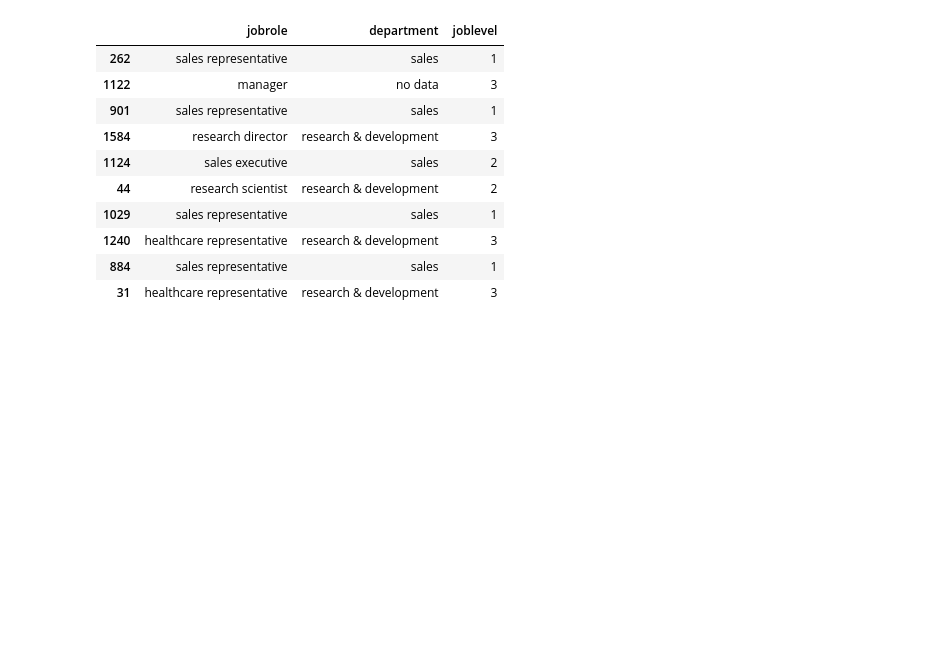
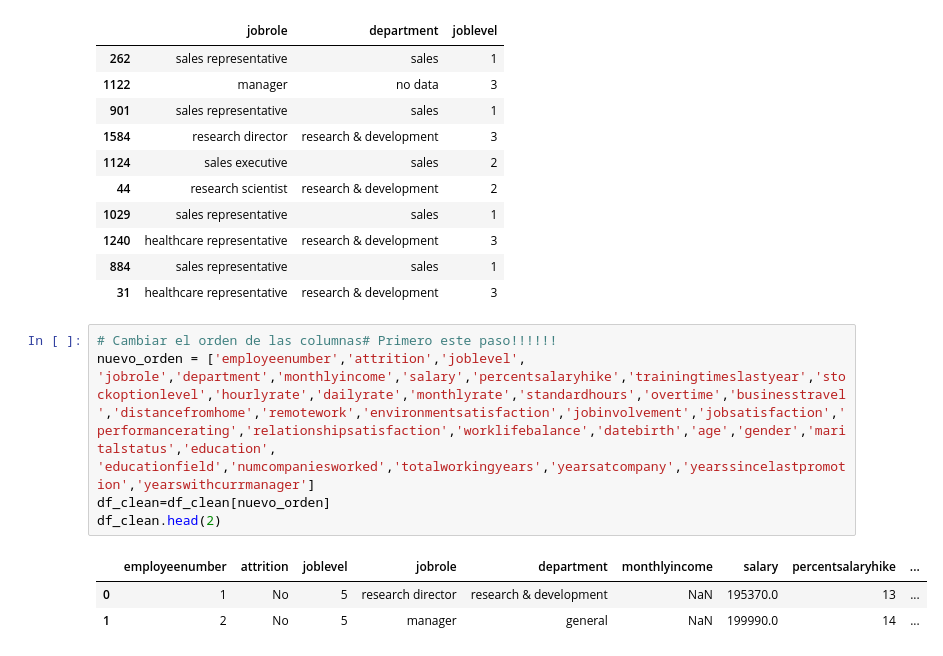
Before and after one commit to FiSaRaff/project-da-promo-k-modulo-3-team-2, a Jupyter notebook: limpieza_datos_pruebas.ipynb, the cells around one changed output. Drawn from its saved outputs; the diff is of its cells as text; blank space fills up the shorter version.

```diff
--- a/limpieza_datos_pruebas.ipynb
+++ b/limpieza_datos_pruebas.ipynb
@@ -695,3 +697,12 @@ df_clean[["jobrole", "department", "joblevel"]].sample(10)
 | 1240 | healthcare representative | research & development | 3 |
 | 884 | sales representative | sales | 1 |
 | 31 | healthcare representative | research & development | 3 |
+# %%
+# Cambiar el orden de las columnas# Primero este paso!!!!!!
+nuevo_orden = ['employeenumber','attrition','joblevel', 'jobrole','department','monthlyincome','salary','percentsalaryhike','trainingtimeslastyear','stockoptionlevel','hourlyrate','dailyrate','monthlyrate','standardhours','overtime','businesstravel','distancefromhome','remotework','environmentsatisfaction','jobinvolvement','jobsatisfaction','performancerating','relationshipsatisfaction','worklifebalance','datebirth','age','gender','maritalstatus','education', 'educationfield','numcompaniesworked','totalworkingyears','yearsatcompany','yearssincelastpromotion','yearswithcurrmanager']
+df_clean=df_clean[nuevo_orden]
+df_clean.head(2)
+# %% [output]
+|  | employeenumber | attrition | joblevel | jobrole | department | monthlyincome | salary | percentsalaryhike | ... |
+| 0 | 1 | No | 5 | research director | research & development | NaN | 195370.0 | 13 | ... |
+| 1 | 2 | No | 5 | manager | general | NaN | 199990.0 | 14 | ... |
```
Also changed, not shown: parts of 5 cells of this notebook.
